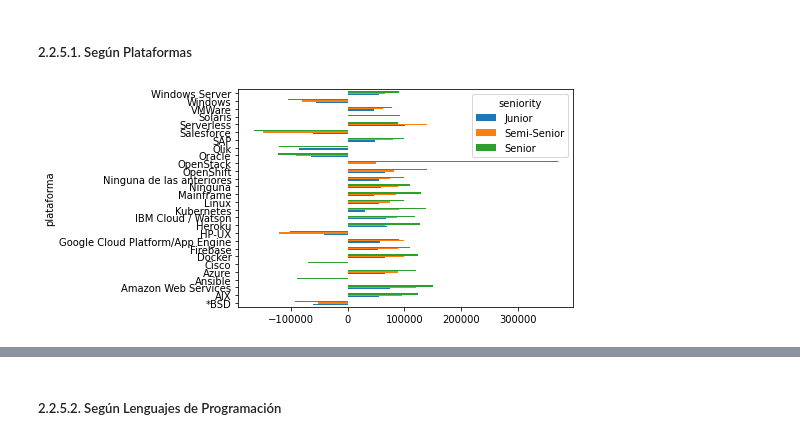
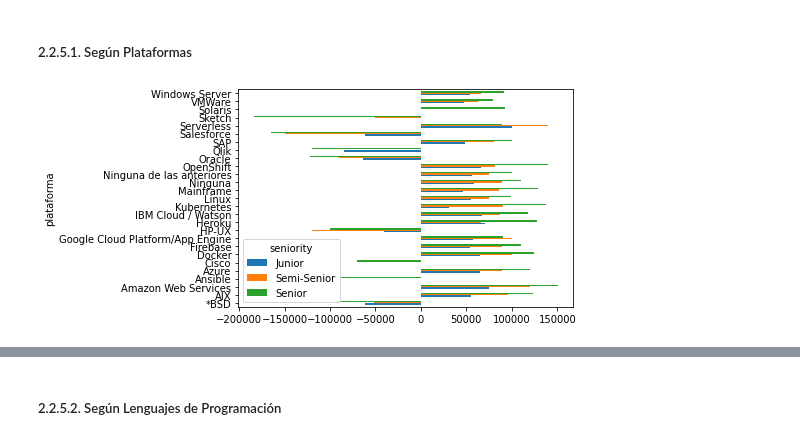
Before and after one commit to lucianacastro/openqube-sueldos, a Jupyter notebook: pipeline/data-analysis.ipynb, the cells around one changed output, grey strips where cells are left out. Cells and saved outputs as stored; diff of their text form; code cells hidden in the pictures.

Commit message:
Removing OpenStack from platforms because of scale problems

```diff
--- a/pipeline/data-analysis.ipynb
+++ b/pipeline/data-analysis.ipynb
@@ -1283,38 +1283,40 @@ df = (
     .str.extractall(r"(?P<count>[^,]+),? ?")["count"]
     .value_counts(normalize=True, sort=True)
 )
+
 top_platforms = df[:30].index
-
+excluded_platforms = {"OpenStack"} # Excluída para mantener escala
 chosen_platforms = df.to_frame().query("count > 0.005").index
 
 df = dataframe.copy()
 df = (
     df["plataformas"]
     .str.split(",")
     .apply(pd.Series)
     .merge(df, right_index=True, left_index=True)
     .drop(["plataformas"], axis=1)
     .melt(
         id_vars=["seniority", "salario_mensual_bruto_en_tu_moneda_local"],
         value_name="plataforma",
     )
     .drop(["variable"], axis=1)
     .dropna()
     .query("plataforma in @top_platforms")
+    .query("plataforma not in @excluded_platforms")
     .groupby(["plataforma", "seniority"])
     .median()
     .unstack("seniority")["salario_mensual_bruto_en_tu_moneda_local"]
     .fillna(0)
 )
 
 df.loc[
     df.eval("plataforma not in @chosen_platforms"), ["Junior", "Semi-Senior", "Senior"]
 ] *= -1
 
 df[:30].plot(kind="barh")
 charts["plataformas_seniority_salary_median"] = to_rechart(df[:30])
 # %% [output]
-[figure, old version]
+[figure, new version]
 [interactive output not drawn]
 # %% [markdown]
 ##### 2.2.5.2. Según Lenguajes de Programación
```
Also changed, not shown: parts of 8 cells of this notebook.
